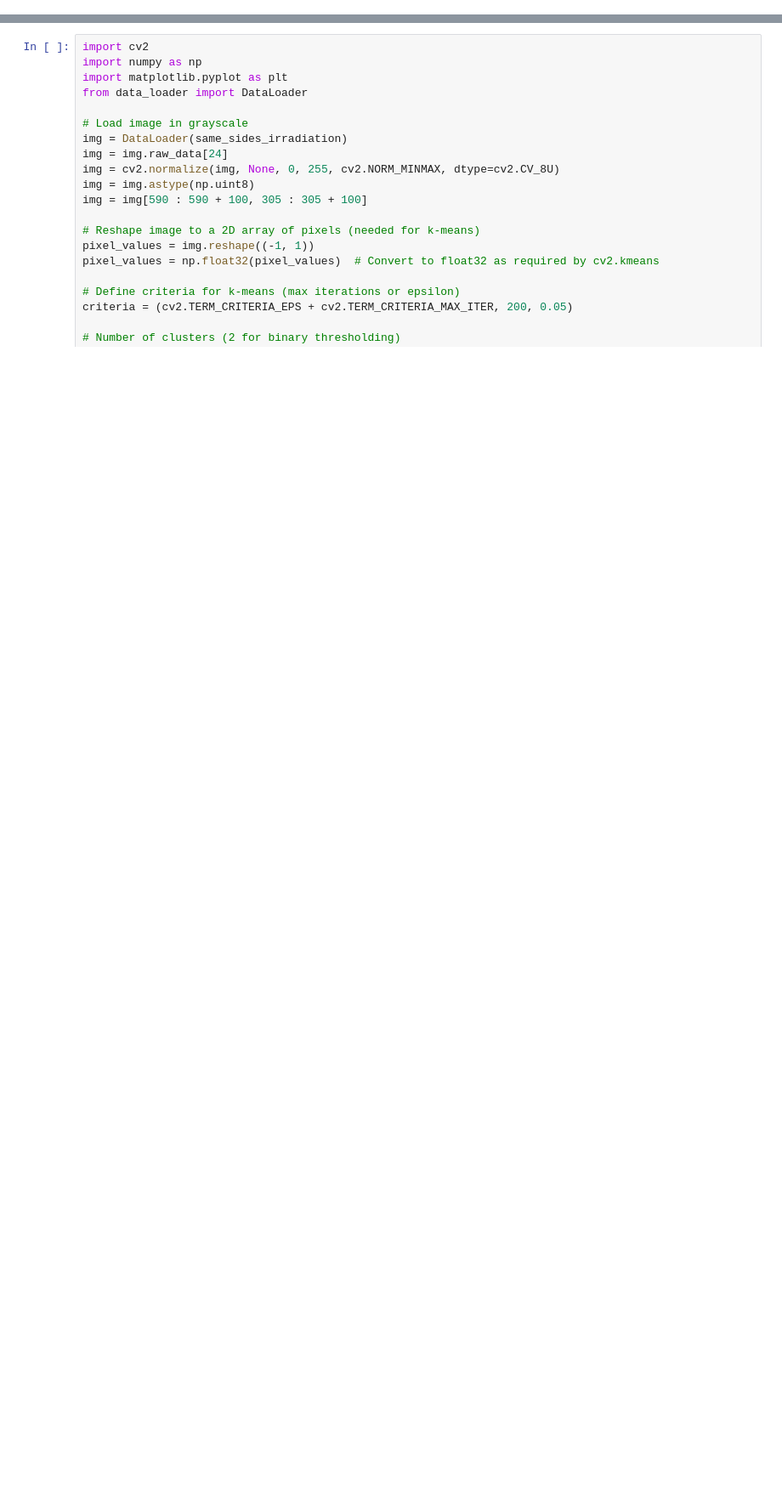
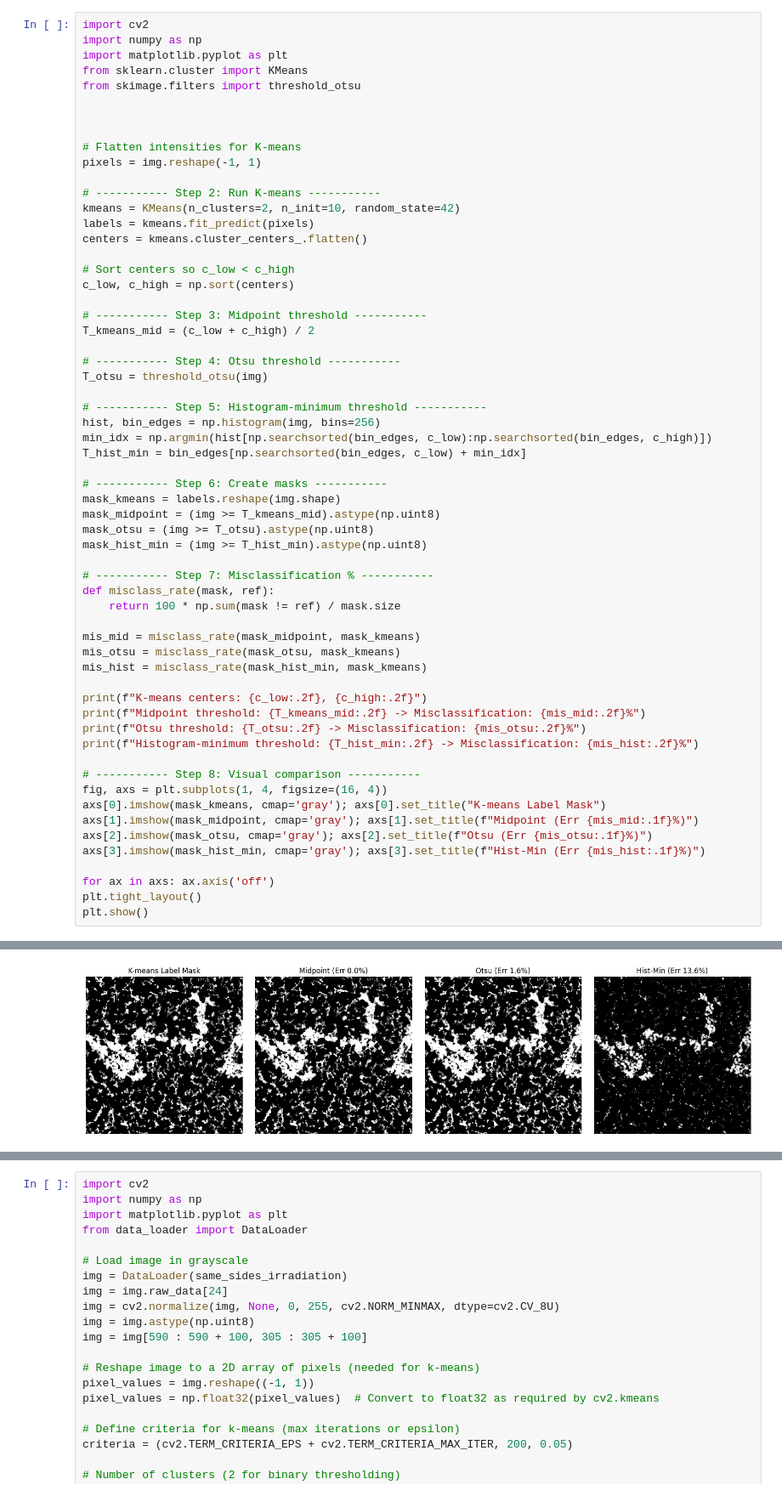
Before and after one commit to somardibeh88/interactive_image_analysis, a Jupyter notebook: imageanalysis/testing.ipynb, the cells around one changed output, grey strips where cells are left out. Shown at 85% size. Drawn from its saved outputs; the diff is of its cells as text; blank space fills up the shorter version.

```diff
--- a/imageanalysis/testing.ipynb
+++ b/imageanalysis/testing.ipynb
@@ -20,0 +25,61 @@ print(img.min(), img.max())
+# %%
+import cv2
+import numpy as np
+import matplotlib.pyplot as plt
+from sklearn.cluster import KMeans
+from skimage.filters import threshold_otsu
+
+
+
+# Flatten intensities for K-means
+pixels = img.reshape(-1, 1)
+
+# ----------- Step 2: Run K-means -----------
+kmeans = KMeans(n_clusters=2, n_init=10, random_state=42)
+labels = kmeans.fit_predict(pixels)
+centers = kmeans.cluster_centers_.flatten()
+
+# Sort centers so c_low < c_high
+c_low, c_high = np.sort(centers)
+
+# ----------- Step 3: Midpoint threshold -----------
+T_kmeans_mid = (c_low + c_high) / 2
+
+# ----------- Step 4: Otsu threshold -----------
+T_otsu = threshold_otsu(img)
+
+# ----------- Step 5: Histogram-minimum threshold -----------
+hist, bin_edges = np.histogram(img, bins=256)
+min_idx = np.argmin(hist[np.searchsorted(bin_edges, c_low):np.searchsorted(bin_edges, c_high)])
+T_hist_min = bin_edges[np.searchsorted(bin_edges, c_low) + min_idx]
+
+# ----------- Step 6: Create masks -----------
+mask_kmeans = labels.reshape(img.shape)
+mask_midpoint = (img >= T_kmeans_mid).astype(np.uint8)
+mask_otsu = (img >= T_otsu).astype(np.uint8)
+mask_hist_min = (img >= T_hist_min).astype(np.uint8)
+
+# ----------- Step 7: Misclassification % -----------
+def misclass_rate(mask, ref):
+    return 100 * np.sum(mask != ref) / mask.size
+
+mis_mid = misclass_rate(mask_midpoint, mask_kmeans)
+mis_otsu = misclass_rate(mask_otsu, mask_kmeans)
+mis_hist = misclass_rate(mask_hist_min, mask_kmeans)
+
+print(f"K-means centers: {c_low:.2f}, {c_high:.2f}")
+print(f"Midpoint threshold: {T_kmeans_mid:.2f} -> Misclassification: {mis_mid:.2f}%")
+print(f"Otsu threshold: {T_otsu:.2f} -> Misclassification: {mis_otsu:.2f}%")
+print(f"Histogram-minimum threshold: {T_hist_min:.2f} -> Misclassification: {mis_hist:.2f}%")
+
+# ----------- Step 8: Visual comparison -----------
+fig, axs = plt.subplots(1, 4, figsize=(16, 4))
+axs[0].imshow(mask_kmeans, cmap='gray'); axs[0].set_title("K-means Label Mask")
+axs[1].imshow(mask_midpoint, cmap='gray'); axs[1].set_title(f"Midpoint (Err {mis_mid:.1f}%)")
+axs[2].imshow(mask_otsu, cmap='gray'); axs[2].set_title(f"Otsu (Err {mis_otsu:.1f}%)")
+axs[3].imshow(mask_hist_min, cmap='gray'); axs[3].set_title(f"Hist-Min (Err {mis_hist:.1f}%)")
+
+for ax in axs: ax.axis('off')
+plt.tight_layout()
+plt.show()
+# %% [output]
@@ -21,3 +90,4 @@ print(img.min(), img.max())
+[figure, added]
 # %%
 import numpy as np
 import matplotlib.pyplot as plt
```
Also changed, not shown: parts of 6 cells of this notebook, 13 other files.
